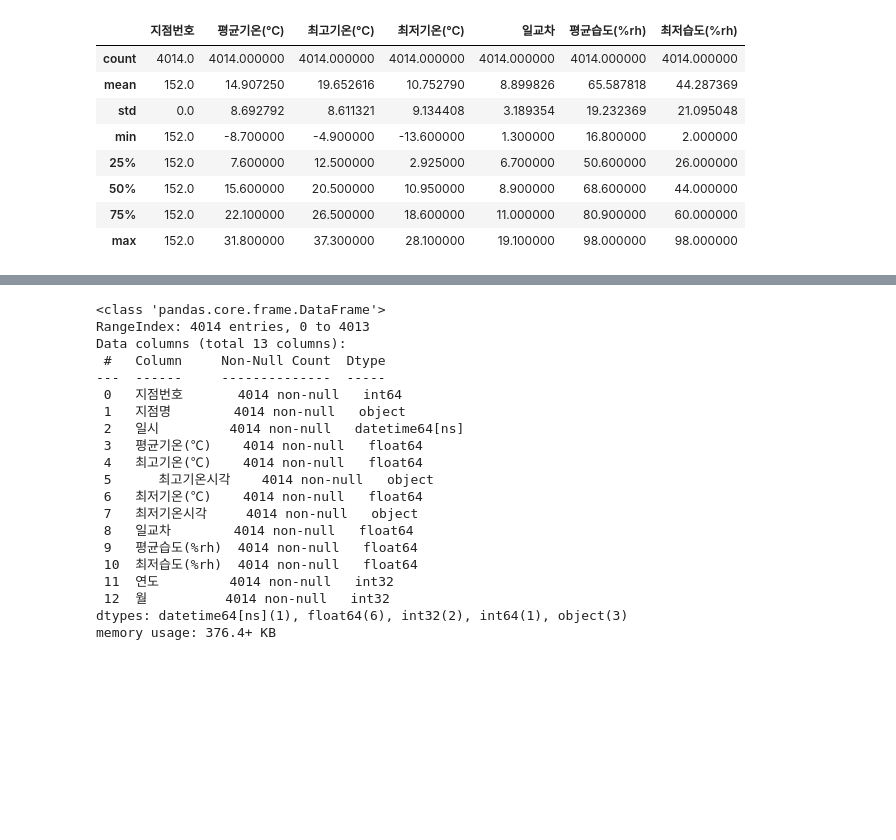
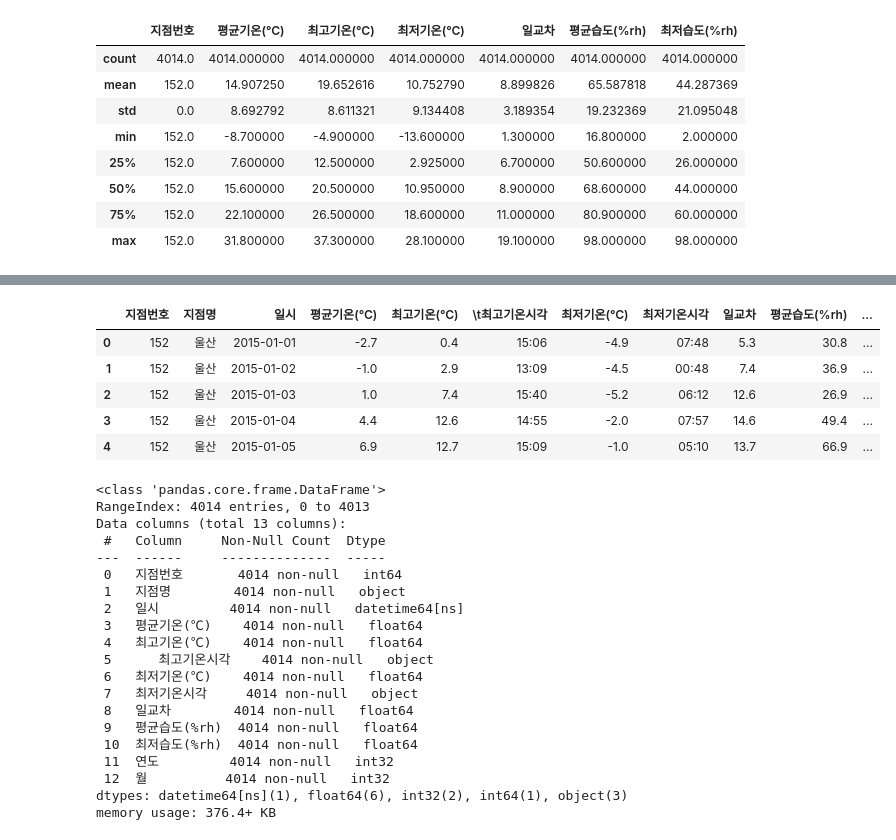
Before and after one commit to jobsiggang/2026_AI_Datascience, a Jupyter notebook: 2026kerisdata4~5.ipynb, the cells around one changed output, grey strips where cells are left out. Cells and saved outputs as stored; diff of their text form; code cells hidden in the pictures; blank space fills up the shorter version.

```diff
--- a/2026kerisdata4~5.ipynb
+++ b/2026kerisdata4~5.ipynb
@@ -91,7 +113,15 @@ df_merge['일시']=pd.to_datetime(df_merge['일시'])
 # %%
-# ‘연도’와 ‘월’ 항목을 추가
+# * ‘연도’와 ‘월’ 항목을 추가해 보자
 df_merge["연도"] = df_merge["일시"].dt.year
 df_merge["월"] = df_merge["일시"].dt.month
+df_merge.head()
+# %% [output]
+|  | 지점번호 | 지점명 | 일시 | 평균기온(℃) | 최고기온(℃) | \t최고기온시각 | 최저기온(℃) | 최저기온시각 | 일교차 | 평균습도(%rh) | ... |
+| 0 | 152 | 울산 | 2015-01-01 | -2.7 | 0.4 | 15:06 | -4.9 | 07:48 | 5.3 | 30.8 | ... |
+| 1 | 152 | 울산 | 2015-01-02 | -1.0 | 2.9 | 13:09 | -4.5 | 00:48 | 7.4 | 36.9 | ... |
+| 2 | 152 | 울산 | 2015-01-03 | 1.0 | 7.4 | 15:40 | -5.2 | 06:12 | 12.6 | 26.9 | ... |
+| 3 | 152 | 울산 | 2015-01-04 | 4.4 | 12.6 | 14:55 | -2.0 | 07:57 | 14.6 | 49.4 | ... |
+| 4 | 152 | 울산 | 2015-01-05 | 6.9 | 12.7 | 15:09 | -1.0 | 05:10 | 13.7 | 66.9 | ... |
 # %%
 df_merge.info()
 # %% [output]
```
Also changed, not shown: parts of 3 cells of this notebook.
